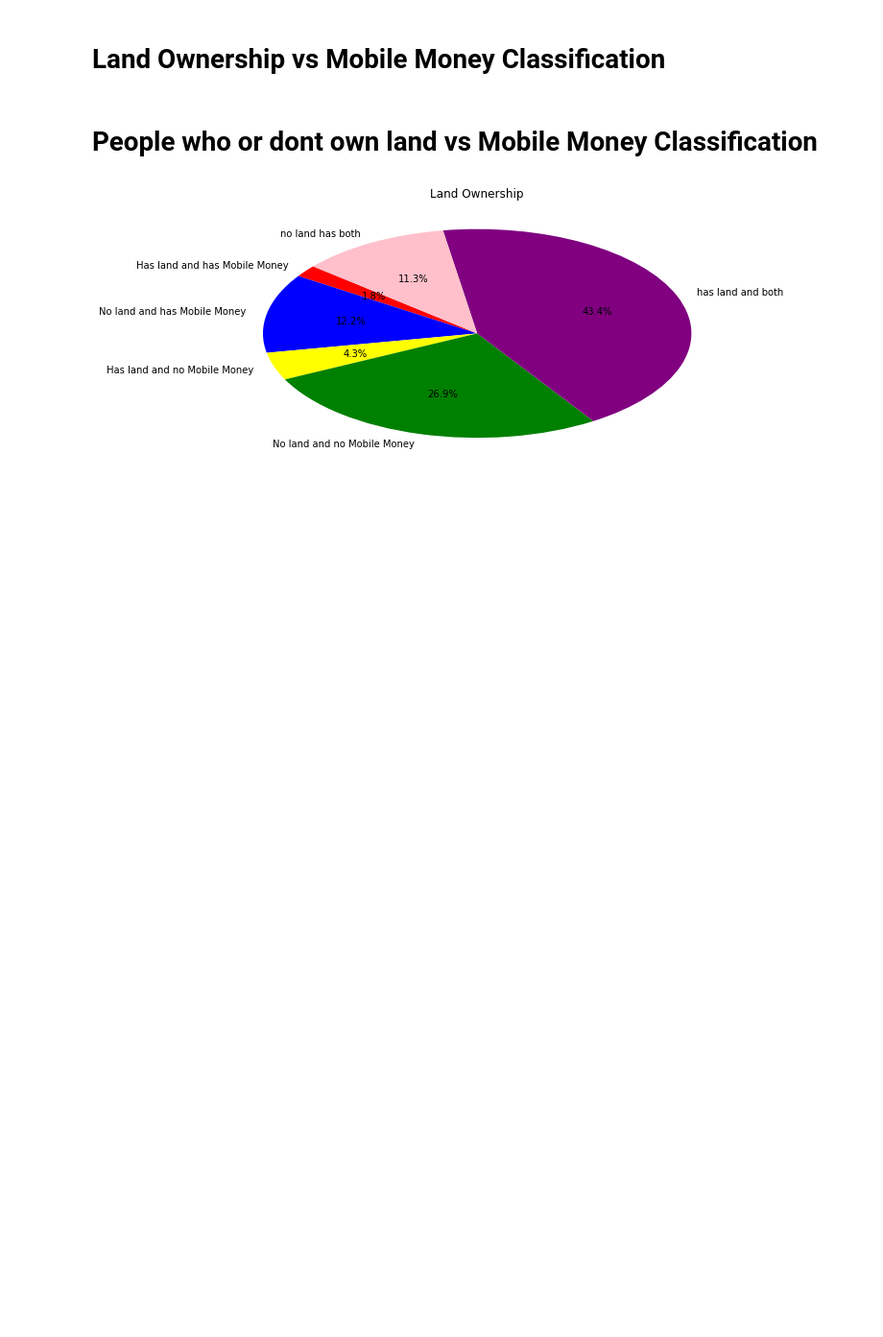
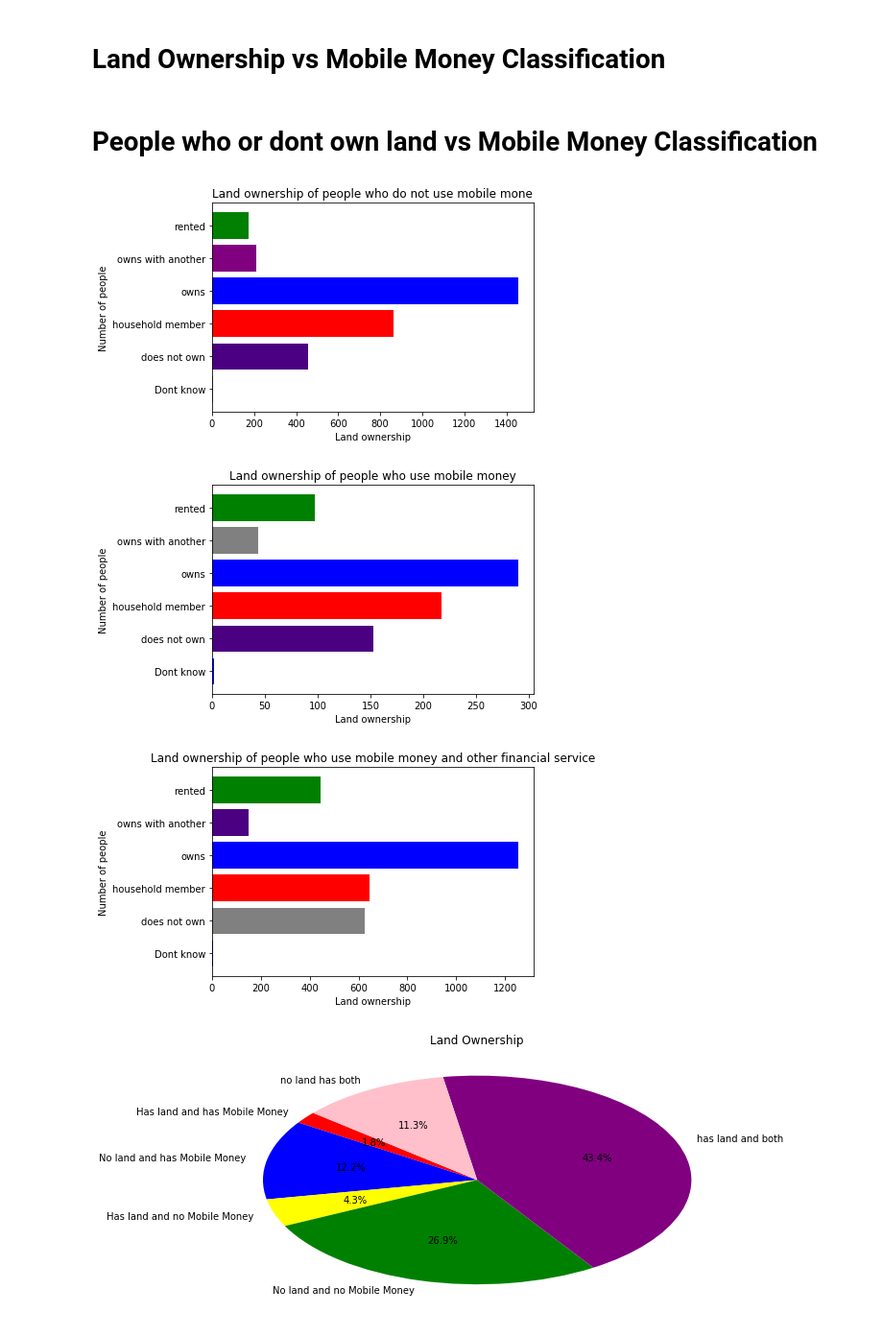
Before and after one commit to jbmasemza/tanzania_mobile_money, a Jupyter notebook: tanzania_mobile_money_usage.ipynb, the cells around one changed output. Shown at 96% size. Saved outputs shown, nothing was run; the diff lists cells and outputs as text; code cells hidden in the pictures; blank space fills up the shorter version.

```diff
--- a/tanzania_mobile_money_usage.ipynb
+++ b/tanzania_mobile_money_usage.ipynb
@@ -367,6 +428,11 @@ sns.countplot(financials.dependent, hue='mobile_money_classification', data=fina
 # People who get money through other methods vs Mobile Money Classification
 # %%
 # Other vs Mobile Money Classification
+non = financials[(financials.mobile_money_classification == 0) | (financials.mobile_money_classification == 1)]
+
+mobile = financials[(financials.mobile_money_classification == 2)]
+
+both = financials[(financials.mobile_money_classification == 3)]
 
 sns.countplot(financials.other1, hue='mobile_money_classification', data=financials)
 # %% [output]
@@ -376,6 +442,51 @@ sns.countplot(financials.other1, hue='mobile_money_classification', data=financi
 # Land Ownership vs Mobile Money Classification
 # %% [markdown]
 # People who or dont own land vs Mobile Money Classification
+# %%
+# Land ownership vs Financial services plot
+land_ownership_none = non.plot_ownership
+land_ownership_mobile = mobile.plot_ownership
+land_ownership_both = both.plot_ownership
+
+land_owner = land_ownership_none.groupby(land_ownership_none.iloc[:-1]).count()
+land_ownership_none_list = list('')
+labels = ['owns','owns with another','household member','rented','does not own','Dont know']
+for i in land_owner :
+    land_ownership_none_list.append(i)
+
+plt.barh(labels, land_ownership_none_list, color = ['blue','purple','red', 'green', 'indigo', 'gray'])
+plt.xlabel('Land ownership')
+plt.ylabel('Number of people')
+plt.title('Land ownership of people who do not use mobile mone')
+plt.show()
+
+l_o = land_ownership_mobile.groupby(land_ownership_mobile.iloc[:-1]).count()
+land_ownership_mobile_list = list('')
+labels = ['owns','owns with another','household member','rented','does not own','Dont know']
+for i in l_o :
+    land_ownership_mobile_list.append(i)
+
+plt.barh(labels, land_ownership_mobile_list, color = ['blue','gray','red', 'green', 'indigo'])
+plt.xlabel('Land ownership')
+plt.ylabel('Number of people')
+plt.title('Land ownership of people who use mobile money')
+plt.show()
+
+l_o = land_ownership_both.groupby(land_ownership_both.iloc[:-1]).count()
+land_ownership_both_list = list('')
+labels = ['owns','owns with another','household member','rented','does not own','Dont know']
+for i in l_o :
+    land_ownership_both_list.append(i)
+
+plt.barh(labels, land_ownership_both_list, color = ['blue','indigo','red', 'green', 'gray'])
+plt.xlabel('Land ownership')
+plt.ylabel('Number of people')
+plt.title('Land ownership of people who use mobile money and other financial service')
+plt.show()
+# %% [output]
+[figure, added]
+[figure, added]
+[figure, added]
 # %%
 # Land ownership vs Mobile Money
 
```
Also changed, not shown: parts of 20 cells of this notebook.
